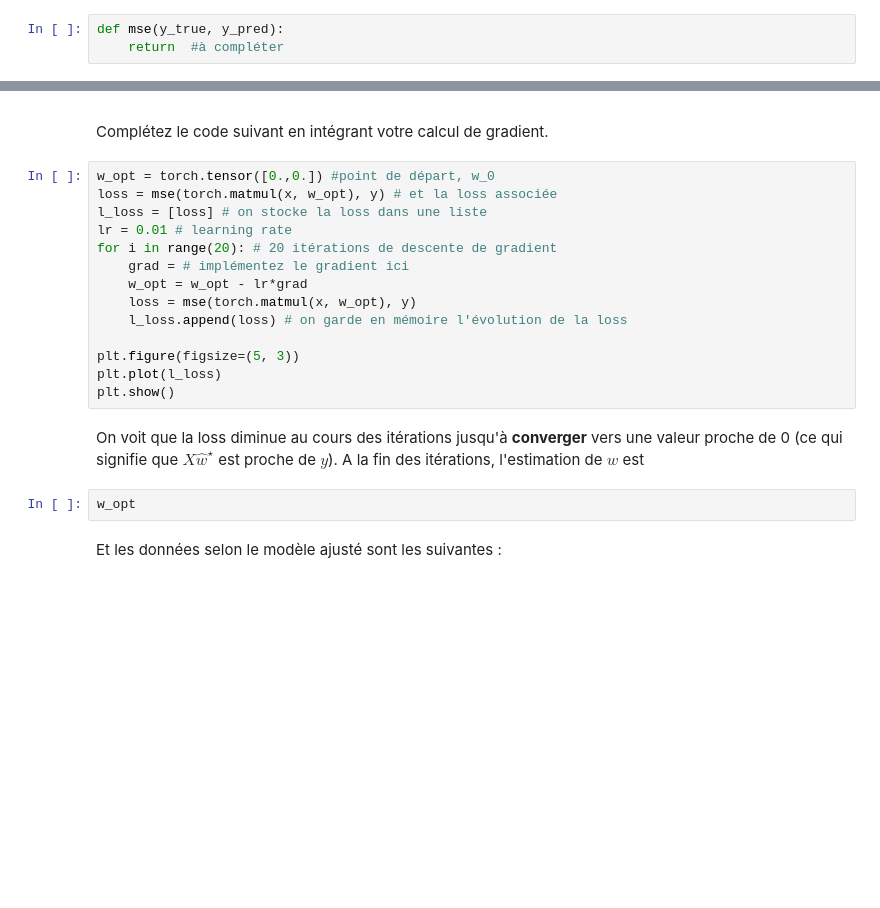
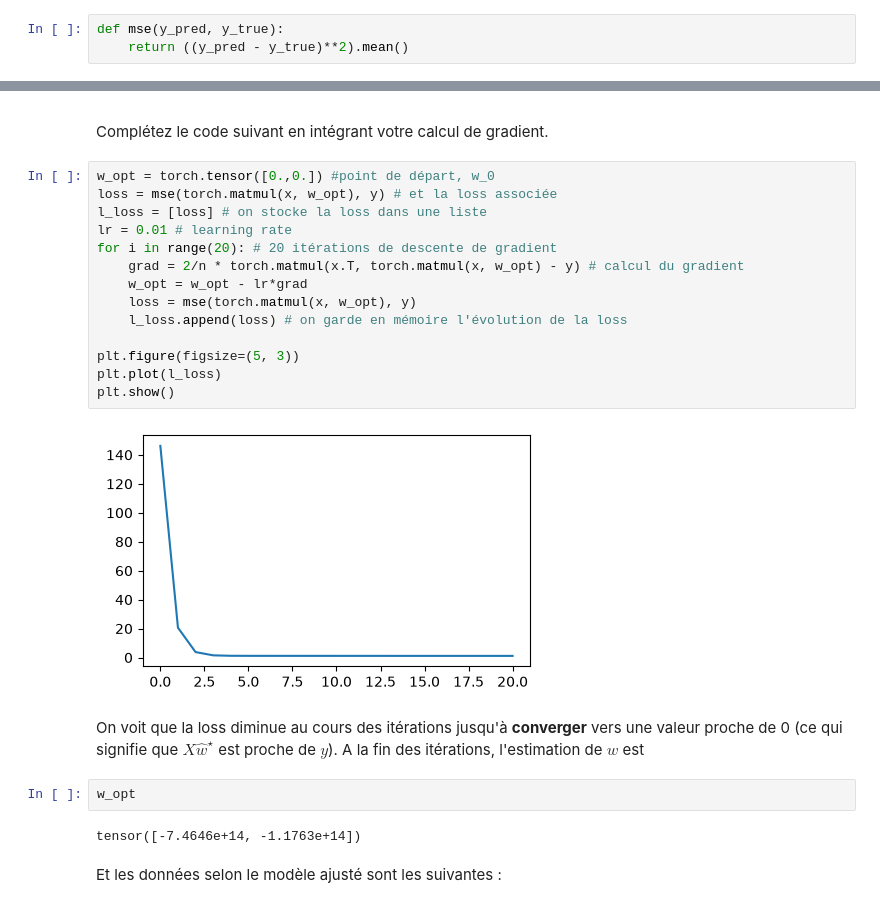
Before and after one commit to Charles-Tricand/espace-de-travail, a Jupyter notebook: TD5.ipynb, the cells around one changed output, grey strips where cells are left out. Saved outputs shown, nothing was run; the diff lists cells and outputs as text; blank space fills up the shorter version.

```diff
--- a/TD5.ipynb
+++ b/TD5.ipynb
@@ -58,8 +78,8 @@ On va définir une fonction ``mse`` ( = mean square error = moyenne des écarts
 Complétez le code suivant pour que l'on calcule l'erreur moyenne au carré.
 </div>
 # %%
-def mse(y_true, y_pred):
-    return  #à compléter
+def mse(y_pred, y_true):
+    return ((y_pred - y_true)**2).mean()
 # %% [markdown]
 L'objectif est, étant donné les observations, de pouvoir retrouver les vrais paramètres $w$ à l'aide des données. On veut donc résoudre, en choisissant une loss mse :
 $$ \hat{W}^\star = \arg \min_{w} \frac{1}{n} \| XW - Y \|^2.$$
@@ -93,21 +116,25 @@ Complétez le code suivant en intégrant votre calcul de gradient.
 # %%
 w_opt = torch.tensor([0.,0.]) #point de départ, w_0
 loss = mse(torch.matmul(x, w_opt), y) # et la loss associée
 l_loss = [loss] # on stocke la loss dans une liste
 lr = 0.01 # learning rate
 for i in range(20): # 20 itérations de descente de gradient
-    grad = # implémentez le gradient ici
+    grad = 2/n * torch.matmul(x.T, torch.matmul(x, w_opt) - y) # calcul du gradient
     w_opt = w_opt - lr*grad
     loss = mse(torch.matmul(x, w_opt), y)
     l_loss.append(loss) # on garde en mémoire l'évolution de la loss
 
 plt.figure(figsize=(5, 3))
 plt.plot(l_loss)
 plt.show()
+# %% [output]
+[figure, added]
 # %% [markdown]
 On voit que la loss diminue au cours des itérations jusqu'à **converger** vers une valeur proche de 0 (ce qui signifie que $X\hat{w}^\star$ est proche de $y$). A la fin des itérations, l'estimation de $w$ est
 # %%
 w_opt
+# %% [output]
+tensor([-7.4646e+14, -1.1763e+14])
 # %% [markdown]
 Et les données selon le modèle ajusté sont les suivantes :
 # %%
```
Also changed, not shown: parts of 16 cells of this notebook, 2 other files.
